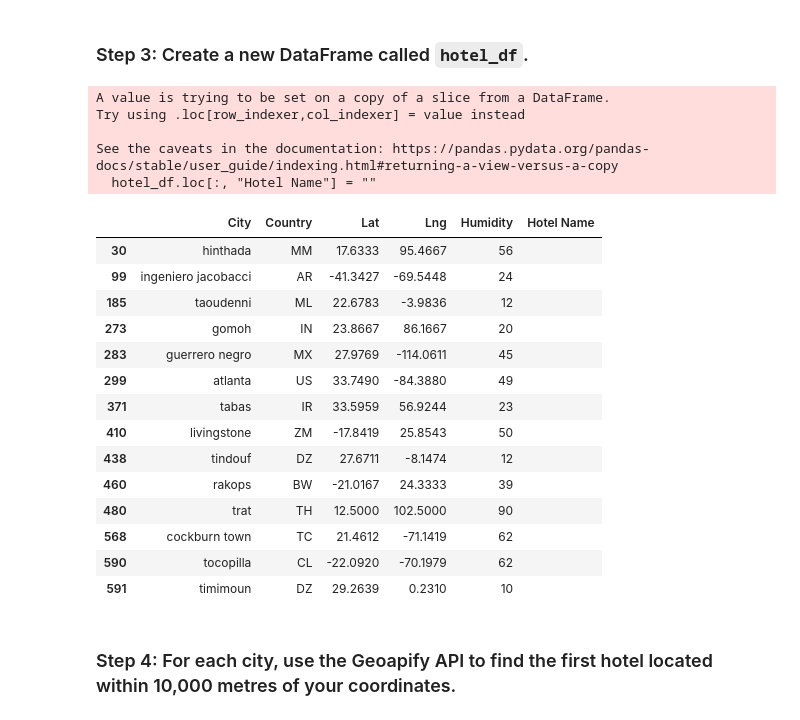
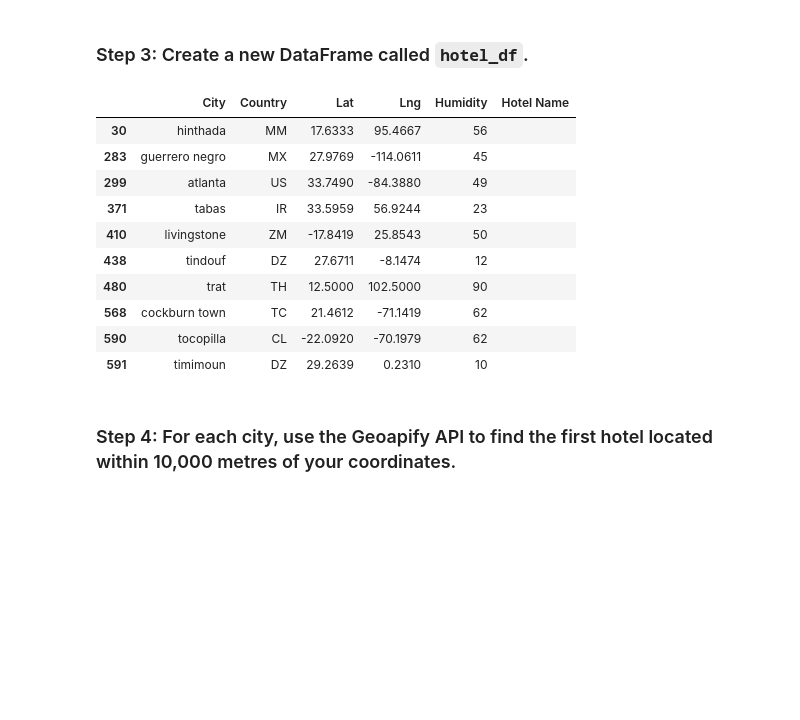
Before and after one commit to jacktemme/python-api-challenge, a Jupyter notebook: VacationPy.ipynb, the cells around one changed output. Drawn from its saved outputs; the diff is of its cells as text; code cells hidden in the pictures; blank space fills up the shorter version.

```diff
--- a/VacationPy.ipynb
+++ b/VacationPy.ipynb
@@ -49,8 +53,8 @@ map_plot
 ### Step 2: Narrow down the `city_data_df` DataFrame to find your ideal weather condition
 # %%
 # Narrow down cities that fit criteria and drop any results with null values
-temp_df = city_data_df.loc[(city_data_df['Max Temp'] > 20)  & (city_data_df['Max Temp'] < 27)]
-wind_df = temp_df.loc[temp_df['Wind Speed'] < 4]
+temp_df = city_data_df.loc[(city_data_df['Max Temp'] > 20)  & (city_data_df['Max Temp'] < 26)]
+wind_df = temp_df.loc[temp_df['Wind Speed'] < 3]
 vacation_df = wind_df.loc[wind_df['Cloudiness'] < 5]
 
 # Drop any rows with null values
@@ -78,31 +78,24 @@ vacation_df
 ### Step 3: Create a new DataFrame called `hotel_df`.
 # %%
 # Use the Pandas copy function to create DataFrame called hotel_df to store the city, country, coordinates, and humidity
-vacation_copy = vacation_df.copy()
-hotel_df = vacation_copy[['City','Country','Lat','Lng','Humidity']]
+
+hotel_df = vacation_df[['City','Country','Lat','Lng','Humidity']]
 
 # Add an empty column, "Hotel Name," to the DataFrame so you can store the hotel found using the Geoapify API
 # YOUR CODE HERE
-hotel_df.loc[:, "Hotel Name"] = ""
+
+hotels_df = hotel_df.copy()
+hotels_df.loc[:,"Hotel Name"] = ""
 # Display sample data
-hotel_df
+hotels_df
 # %% [output]
-A value is trying to be set on a copy of a slice from a DataFrame.
-Try using .loc[row_indexer,col_indexer] = value instead
-
-See the caveats in the documentation: https://pandas.pydata.org/pandas-docs/stable/user_guide/indexing.html#returning-a-view-versus-a-copy
-  hotel_df.loc[:, "Hotel Name"] = ""
 |  | City | Country | Lat | Lng | Humidity | Hotel Name |
 | 30 | hinthada | MM | 17.6333 | 95.4667 | 56 |  |
-| 99 | ingeniero jacobacci | AR | -41.3427 | -69.5448 | 24 |  |
-| 185 | taoudenni | ML | 22.6783 | -3.9836 | 12 |  |
-| 273 | gomoh | IN | 23.8667 | 86.1667 | 20 |  |
 | 283 | guerrero negro | MX | 27.9769 | -114.0611 | 45 |  |
 | 299 | atlanta | US | 33.7490 | -84.3880 | 49 |  |
 | 371 | tabas | IR | 33.5959 | 56.9244 | 23 |  |
 | 410 | livingstone | ZM | -17.8419 | 25.8543 | 50 |  |
 | 438 | tindouf | DZ | 27.6711 | -8.1474 | 12 |  |
-| 460 | rakops | BW | -21.0167 | 24.3333 | 39 |  |
 | 480 | trat | TH | 12.5000 | 102.5000 | 90 |  |
 | 568 | cockburn town | TC | 21.4612 | -71.1419 | 62 |  |
 | 590 | tocopilla | CL | -22.0920 | -70.1979 | 62 |  |
```
Also changed, not shown: parts of 4 cells of this notebook, 1 other file.
